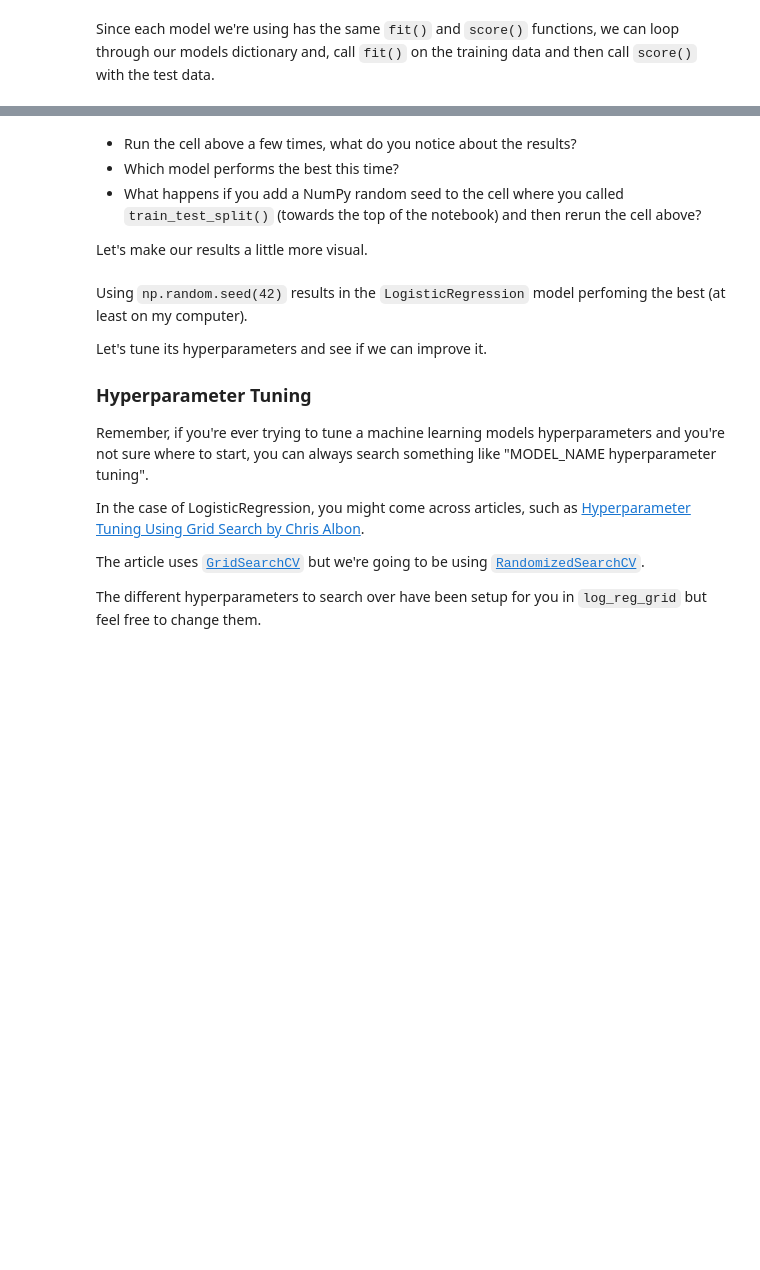
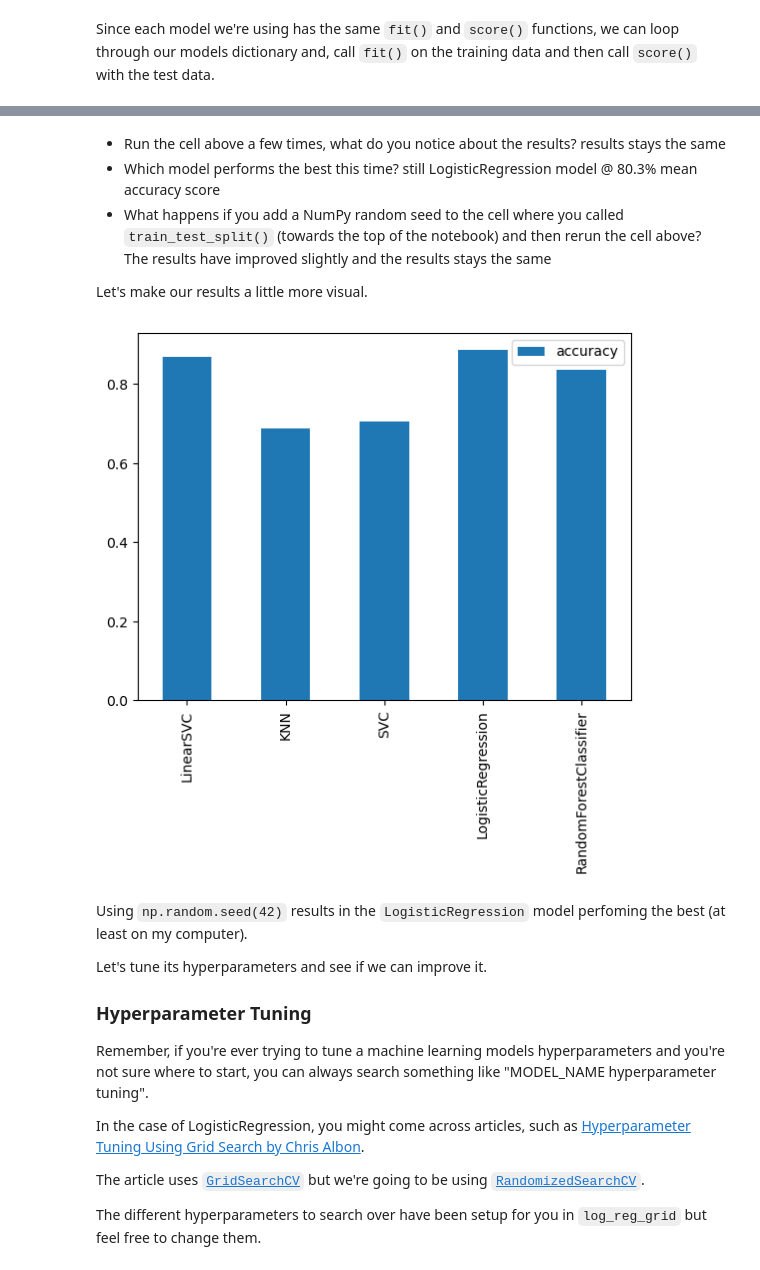
Before and after one commit to AHMAD-KHAIRI/ztm-ml-course, a Jupyter notebook: 05_scikit-learn/scikit-learn-exercises.ipynb, the cells around one changed output, grey strips where cells are left out. Cells and saved outputs as stored; diff of their text form; code cells hidden in the pictures; blank space fills up the shorter version.

```diff
--- a/05_scikit-learn/scikit-learn-exercises.ipynb
+++ b/05_scikit-learn/scikit-learn-exercises.ipynb
@@ -96,10 +102,10 @@ After following the map, you decide to use the [`RandomForestClassifier`](https:
 ### 2. Preparing a machine learning model
 # %%
 # Import the RandomForestClassifier from sklearn's ensemble module
-###
+from sklearn.ensemble import RandomForestClassifier
 
 # Instantiate an instance of RandomForestClassifier as clf
-clf =
+clf = RandomForestClassifier()
 # %% [markdown]
 Now you've got a `RandomForestClassifier` instance, let's fit it to the training data.
 
@@ -108,4 +114,4 @@ Once it's fit, we'll make predictions on the test data.
 ### 3. Fitting a model and making predictions
 # %%
 # Fit the RandomForestClassifier to the training data
-clf.fit(###, ###)
+clf.fit(X_train, y_train)
@@ -180,14 +192,14 @@ example_dict = {"RandomForestClassifier": RandomForestClassifier()}
 # Create a dictionary called models which contains all of the classification models we've imported
 # Make sure the dictionary is in the same format as example_dict
 # The models dictionary should contain 5 models
-models = {"LinearSVC": ###,
-          "KNN": ###,
-          "SVC": ###,
-          "LogisticRegression": ###,
-          "RandomForestClassifier": ###}
+models = {"LinearSVC": LinearSVC(),
+          "KNN": KNeighborsClassifier(),
+          "SVC": SVC(),
+          "LogisticRegression": LogisticRegression(),
+          "RandomForestClassifier": RandomForestClassifier()}
 
 # Create an empty dictionary called results
-results = ###
+results = {}
 # %% [markdown]
 Since each model we're using has the same `fit()` and `score()` functions, we can loop through our models dictionary and, call `fit()` on the training data and then call `score()` with the test data.
 # %%
@@ -202,9 +216,9 @@ example_results
 # %%
 # Loop through the models dictionary items, fitting the model on the training data
 # and appending the model name and model score on the test data to the results dictionary
-for model_name, model in ###:
-    model.fit(###)
-    results[model_name] = model.score(###)
+for model_name, model in models.items():
+    model.fit(X_train, y_train)
+    results[model_name] = model.score(X_test, y_test)
 
 # View the results
 results
@@ -231,19 +271,21 @@ results
 # %% [markdown]
-* Run the cell above a few times, what do you notice about the results?
-* Which model performs the best this time?
-* What happens if you add a NumPy random seed to the cell where you called `train_test_split()` (towards the top of the notebook) and then rerun the cell above?
+* Run the cell above a few times, what do you notice about the results? results stays the same
+* Which model performs the best this time? still LogisticRegression model @ 80.3% mean accuracy score
+* What happens if you add a NumPy random seed to the cell where you called `train_test_split()` (towards the top of the notebook) and then rerun the cell above? The results have improved slightly and the results stays the same
 
 Let's make our results a little more visual.
 # %%
 # Create a pandas dataframe with the data as the values of the results dictionary,
 # the index as the keys of the results dictionary and a single column called accuracy.
 # Be sure to save the dataframe to a variable.
-results_df = pd.DataFrame(results.###(),
-                          results.###(),
-                          columns=[####])
+results_df = pd.DataFrame(results.values(),
+                          results.keys(),
+                          columns=["accuracy"])
 
 # Create a bar plot of the results dataframe using plot.bar()
-###
+results_df.plot.bar();
+# %% [output]
+[figure, added]
 # %% [markdown]
 Using `np.random.seed(42)` results in the `LogisticRegression` model perfoming the best (at least on my computer).
 
```
Also changed, not shown: parts of 55 cells of this notebook, 1 other file.
